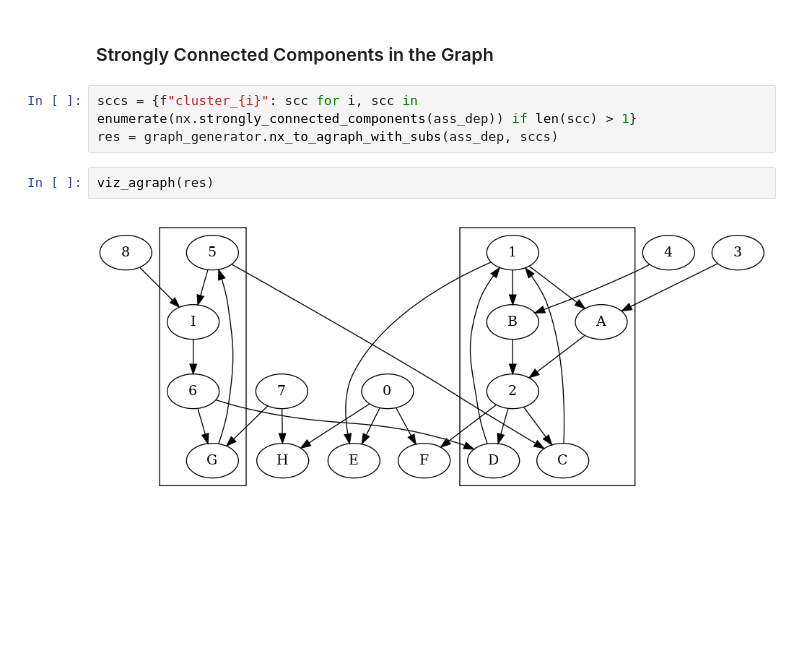
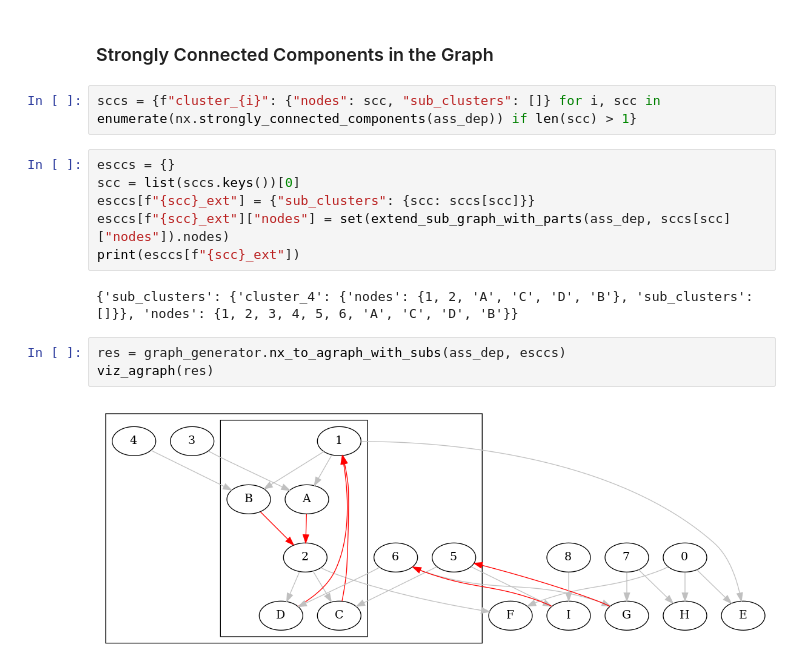
Before and after one commit to ArdooTala/Recon_Clustering, a Jupyter notebook: process.ipynb, the cells around one changed output. Saved outputs shown, nothing was run; the diff lists cells and outputs as text; blank space fills up the shorter version.

```diff
--- a/process.ipynb
+++ b/process.ipynb
@@ -59,9 +59,17 @@ vis_graph(con_dep)
 # %% [markdown]
 ### Strongly Connected Components in the Graph
 # %%
-sccs = {f"cluster_{i}": scc for i, scc in enumerate(nx.strongly_connected_components(ass_dep)) if len(scc) > 1}
-res = graph_generator.nx_to_agraph_with_subs(ass_dep, sccs)
+sccs = {f"cluster_{i}": {"nodes": scc, "sub_clusters": []} for i, scc in enumerate(nx.strongly_connected_components(ass_dep)) if len(scc) > 1}
-# %%
-viz_agraph(res)
-# %% [output]
-[figure, removed]
+# %%
+esccs = {}
+scc = list(sccs.keys())[0]
+esccs[f"{scc}_ext"] = {"sub_clusters": {scc: sccs[scc]}}
+esccs[f"{scc}_ext"]["nodes"] = set(extend_sub_graph_with_parts(ass_dep, sccs[scc]["nodes"]).nodes)
+print(esccs[f"{scc}_ext"])
+# %% [output]
+{'sub_clusters': {'cluster_4': {'nodes': {1, 2, 'A', 'C', 'D', 'B'}, 'sub_clusters': []}}, 'nodes': {1, 2, 3, 4, 5, 6, 'A', 'C', 'D', 'B'}}
+# %%
+res = graph_generator.nx_to_agraph_with_subs(ass_dep, esccs)
+viz_agraph(res)
+# %% [output]
+[figure, added]
```
Also changed, not shown: parts of 3 cells of this notebook.
